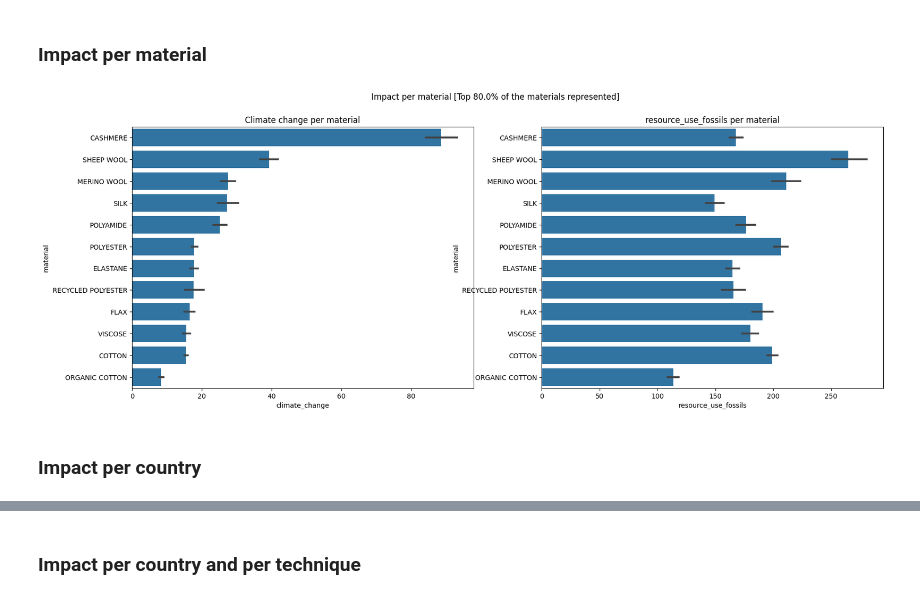
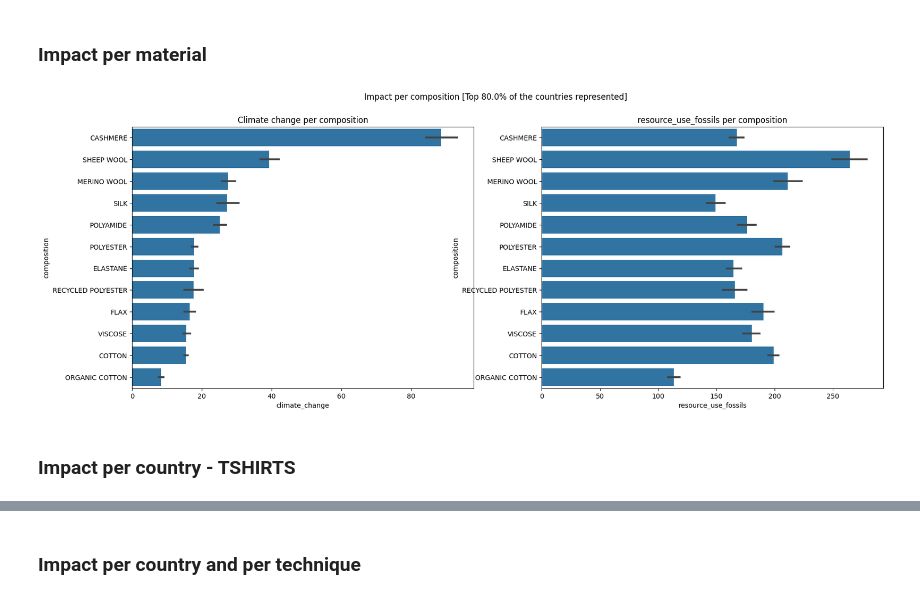
Before and after one commit to max-lutz/technical_case_fairly_made, a Jupyter notebook: notebooks/data_analysis.ipynb, the cells around one changed output, grey strips where cells are left out. Drawn from its saved outputs; the diff is of its cells as text; code cells hidden in the pictures.

```diff
--- a/notebooks/data_analysis.ipynb
+++ b/notebooks/data_analysis.ipynb
@@ -174,33 +238,8 @@ plt.show()
 # %% [markdown]
 ### Impact per material
-# %%
-df_ = df_raw.copy()
-
-unnested_material = df_['composition'].str.split(', ', expand=True).stack()
-
-material_selected = unnested_material.value_counts()[0:12].index
-selection_ratio = unnested_material.value_counts()[0:12].values.sum()/unnested_material.value_counts().values.sum()
-
-material_df = pd.DataFrame(df_['composition'].str.split(', ', expand=True).stack().reset_index(level=1, drop=True))
-material_df.columns = ['material']
-
-df_merged = pd.merge(material_df, df_[['climate_change', 'resource_use_fossils']], left_index=True, right_index=True, how='left')
-df_merged = df_merged[df_merged['material'].isin(material_selected)]
-
-order = df_merged.groupby(['material']).agg({'climate_change':'mean'}).sort_values(['climate_change'], ascending=False).index
-
-
-fig, ax = plt.subplots(1, 2, figsize=(20, 7))
-sns.barplot(df_merged, x='climate_change', y='material', order=order, color='tab:blue', errorbar='ci', ax=ax[0])
-ax[0].set_title('Climate change per material')
-
-sns.barplot(df_merged, x='resource_use_fossils', y='material', order=order, color='tab:blue', errorbar='ci', ax=ax[1])
-ax[1].set_title('resource_use_fossils per material')
-
-fig.suptitle(f"Impact per material [Top {round(selection_ratio*100,0)}% of the materials represented]")
-
-plt.show()
-# %% [output]
-[figure, removed]
+# %%
+display_impact_per_category(df_raw, col='composition', split=', ', n=12, add_count=False)
+# %% [output]
+[figure, added]
 # %% [markdown]
-### Impact per country
+### Impact per country - TSHIRTS
```
Also changed, not shown: parts of 21 cells of this notebook.
